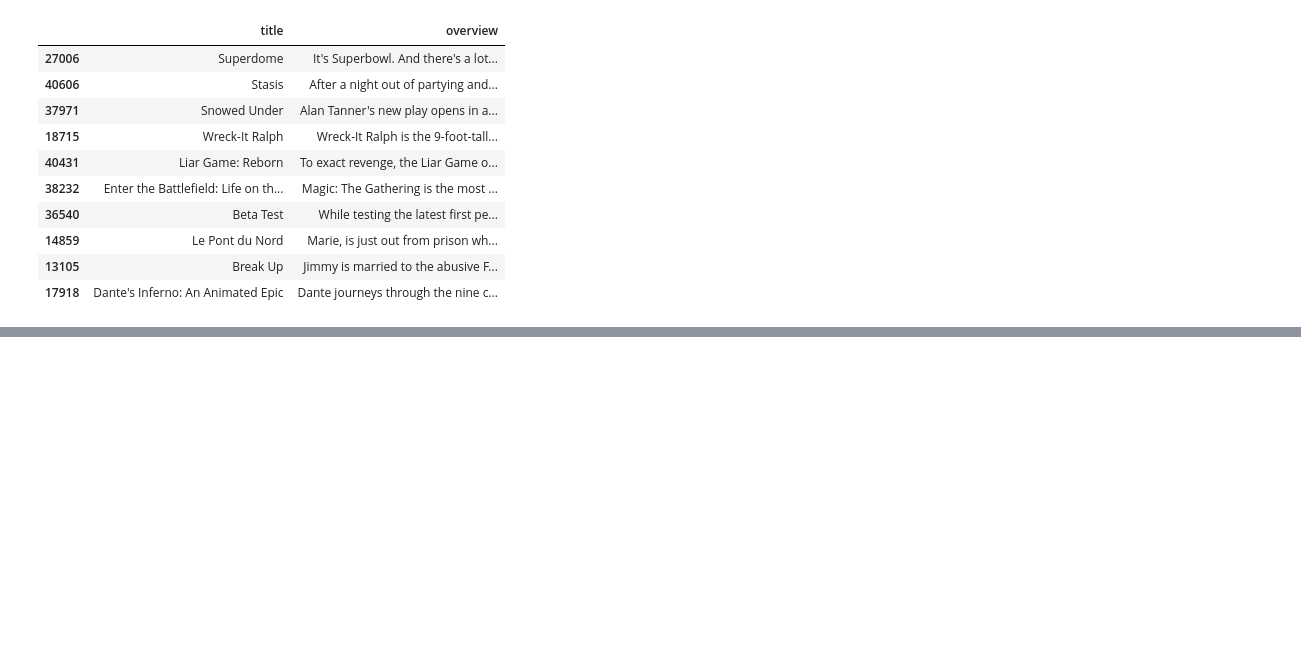
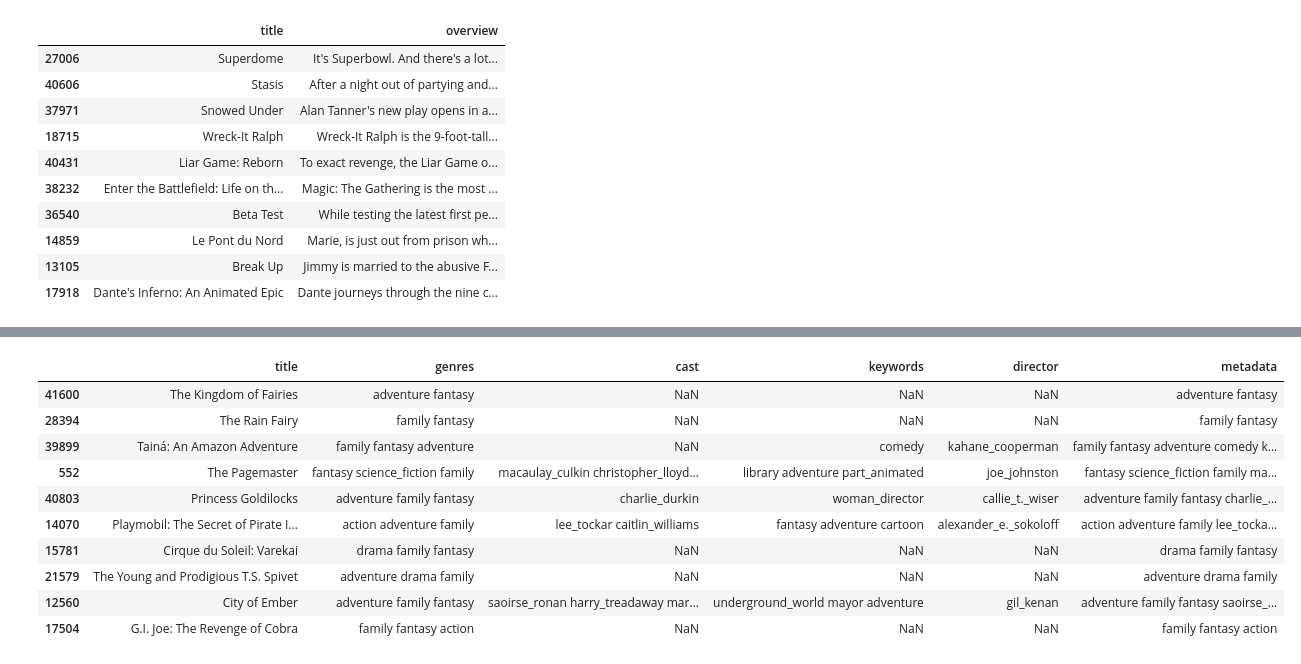
Before and after one commit to HekalMaulana/recommendation_system_learn, a Jupyter notebook: 20 - Recommendation System/Part 2 - Content Based Filtering.ipynb, the cells around one changed output, grey strips where cells are left out. Cells and saved outputs as stored; diff of their text form; code cells hidden in the pictures; blank space fills up the shorter version.

```diff
--- a/20 - Recommendation System/Part 2 - Content Based Filtering.ipynb
+++ b/20 - Recommendation System/Part 2 - Content Based Filtering.ipynb
@@ -102,0 +122,14 @@ recsys.recommend(idx=1) # Jumanji film test
+# %%
+recsys.recommend(1) # Jumanji
+# %% [output]
+|  | title | genres | cast | keywords | director | metadata |
+| 41600 | The Kingdom of Fairies | adventure fantasy | NaN | NaN | NaN | adventure fantasy |
+| 28394 | The Rain Fairy | family fantasy | NaN | NaN | NaN | family fantasy |
+| 39899 | Tainá: An Amazon Adventure | family fantasy adventure | NaN | comedy | kahane_cooperman | family fantasy adventure comedy k... |
+| 552 | The Pagemaster | fantasy science_fiction family | macaulay_culkin christopher_lloyd... | library adventure part_animated | joe_johnston | fantasy science_fiction family ma... |
+| 40803 | Princess Goldilocks | adventure family fantasy | charlie_durkin | woman_director | callie_t._wiser | adventure family fantasy charlie_... |
+| 14070 | Playmobil: The Secret of Pirate I... | action adventure family | lee_tockar caitlin_williams | fantasy adventure cartoon | alexander_e._sokoloff | action adventure family lee_tocka... |
+| 15781 | Cirque du Soleil: Varekai | drama family fantasy | NaN | NaN | NaN | drama family fantasy |
+| 21579 | The Young and Prodigious T.S. Spivet | adventure drama family | NaN | NaN | NaN | adventure drama family |
+| 12560 | City of Ember | adventure family fantasy | saoirse_ronan harry_treadaway mar... | underground_world mayor adventure | gil_kenan | adventure family fantasy saoirse_... |
+| 17504 | G.I. Joe: The Revenge of Cobra | family fantasy action | NaN | NaN | NaN | family fantasy action |
```
Also changed, not shown: parts of 6 cells of this notebook.
